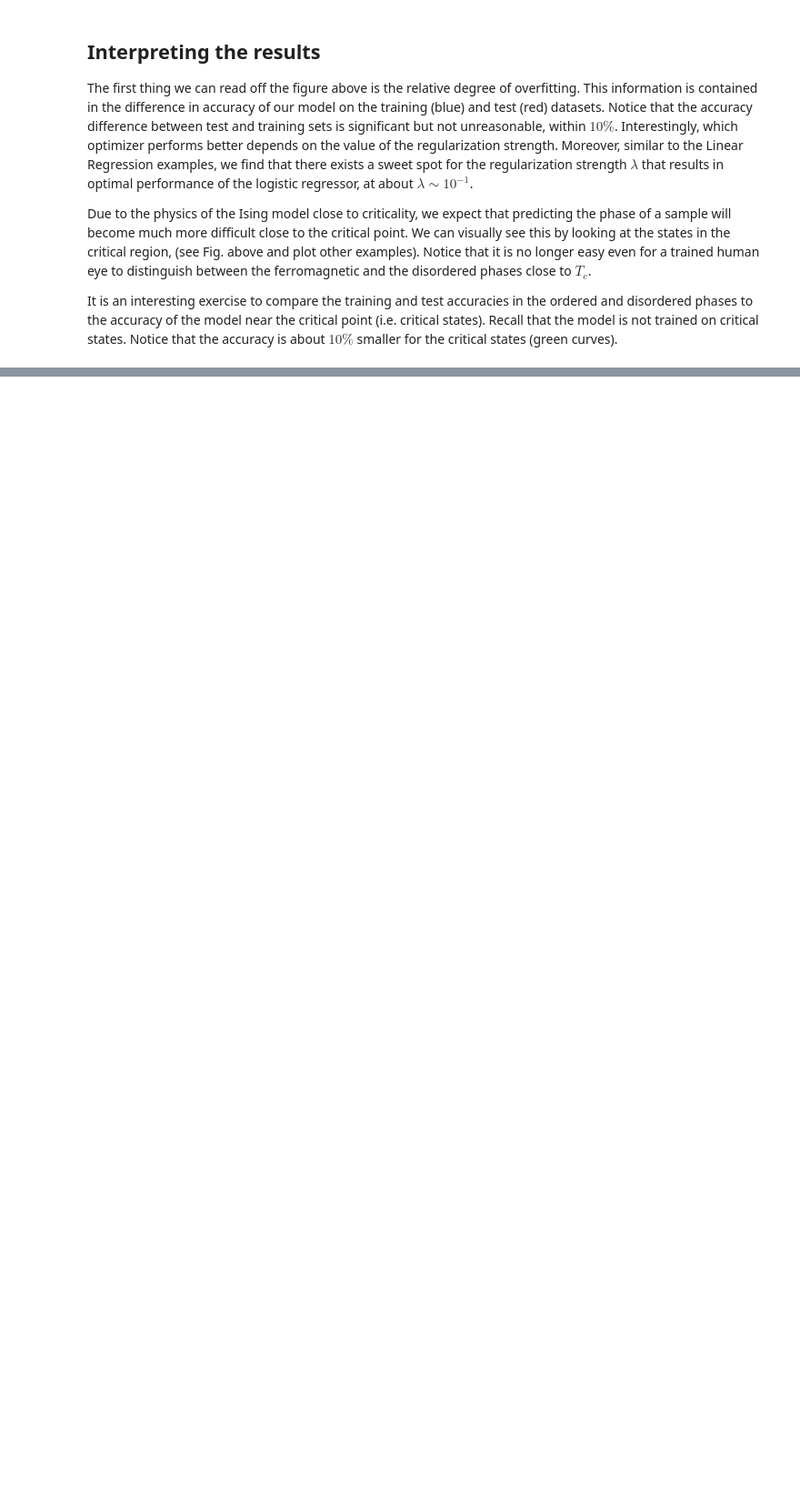
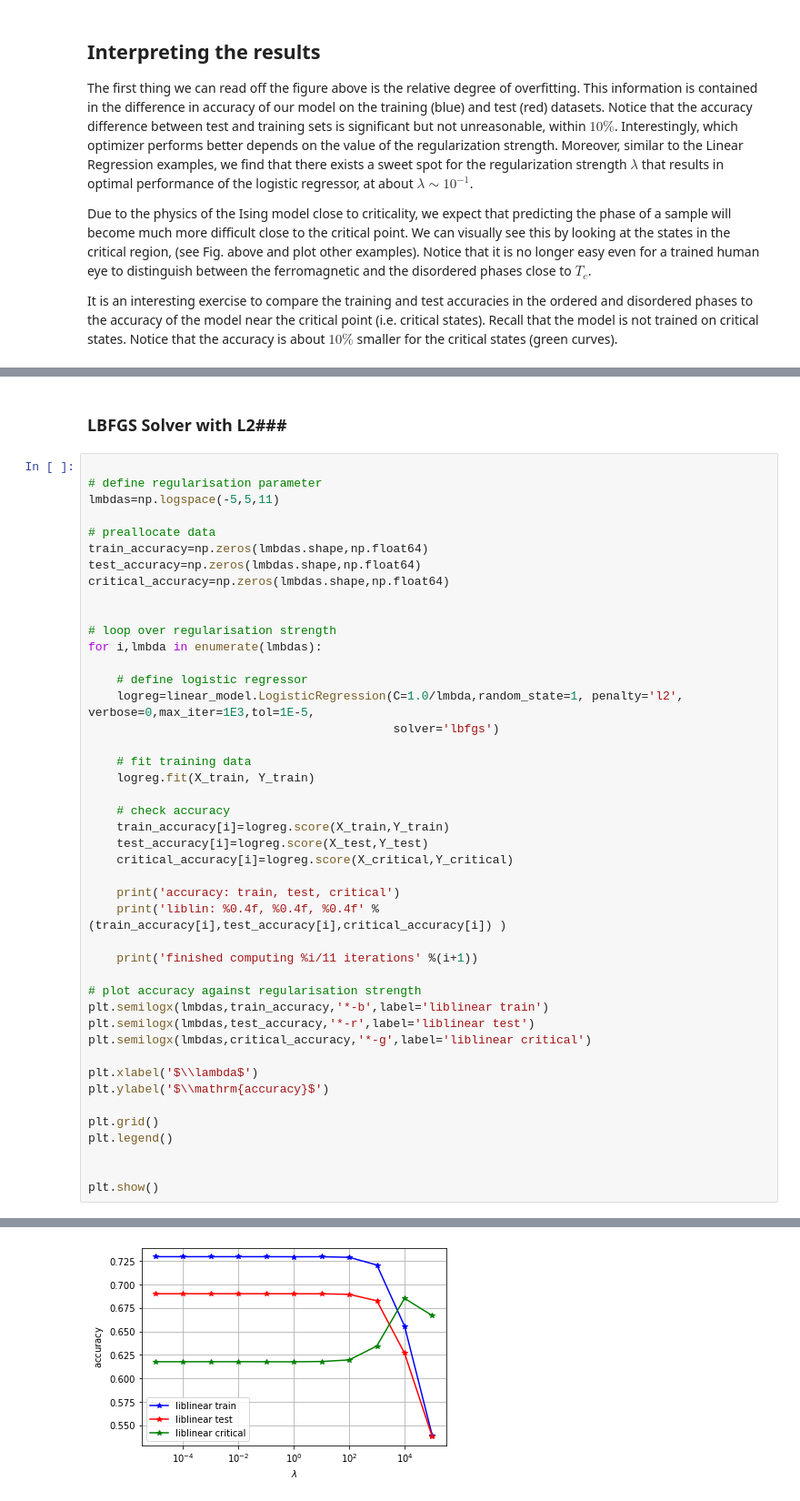
Before and after one commit to cosbyc/PY895, a Jupyter notebook: NB6_CVII-logreg_ising.ipynb, the cells around one changed output, grey strips where cells are left out. Shown at 91% size. Cells and saved outputs as stored; diff of their text form; blank space fills up the shorter version.

```diff
--- a/NB6_CVII-logreg_ising.ipynb
+++ b/NB6_CVII-logreg_ising.ipynb
@@ -250,0 +464,47 @@ It is an interesting exercise to compare the training and test accuracies in the
+# %% [markdown]
+### LBFGS Solver with L2###
+# %%
+
+# define regularisation parameter
+lmbdas=np.logspace(-5,5,11)
+
+# preallocate data
+train_accuracy=np.zeros(lmbdas.shape,np.float64)
+test_accuracy=np.zeros(lmbdas.shape,np.float64)
+critical_accuracy=np.zeros(lmbdas.shape,np.float64)
+
+
+# loop over regularisation strength
+for i,lmbda in enumerate(lmbdas):
+
+    # define logistic regressor
+    logreg=linear_model.LogisticRegression(C=1.0/lmbda,random_state=1, penalty='l2', verbose=0,max_iter=1E3,tol=1E-5,
+                                           solver='lbfgs')
+
+    # fit training data
+    logreg.fit(X_train, Y_train)
+
+    # check accuracy
+    train_accuracy[i]=logreg.score(X_train,Y_train)
+    test_accuracy[i]=logreg.score(X_test,Y_test)
+    critical_accuracy[i]=logreg.score(X_critical,Y_critical)
+
+    print('accuracy: train, test, critical')
+    print('liblin: %0.4f, %0.4f, %0.4f' %(train_accuracy[i],test_accuracy[i],critical_accuracy[i]) )
+
+    print('finished computing %i/11 iterations' %(i+1))
+
+# plot accuracy against regularisation strength
+plt.semilogx(lmbdas,train_accuracy,'*-b',label='liblinear train')
+plt.semilogx(lmbdas,test_accuracy,'*-r',label='liblinear test')
+plt.semilogx(lmbdas,critical_accuracy,'*-g',label='liblinear critical')
+
+plt.xlabel('$\\lambda$')
+plt.ylabel('$\\mathrm{accuracy}$')
+
+plt.grid()
+plt.legend()
+
+
+plt.show()
+# %% [output]
@@ -250,0 +528 @@ It is an interesting exercise to compare the training and test accuracies in the
+[figure, added]
```
Also changed, not shown: parts of 9 cells of this notebook.
